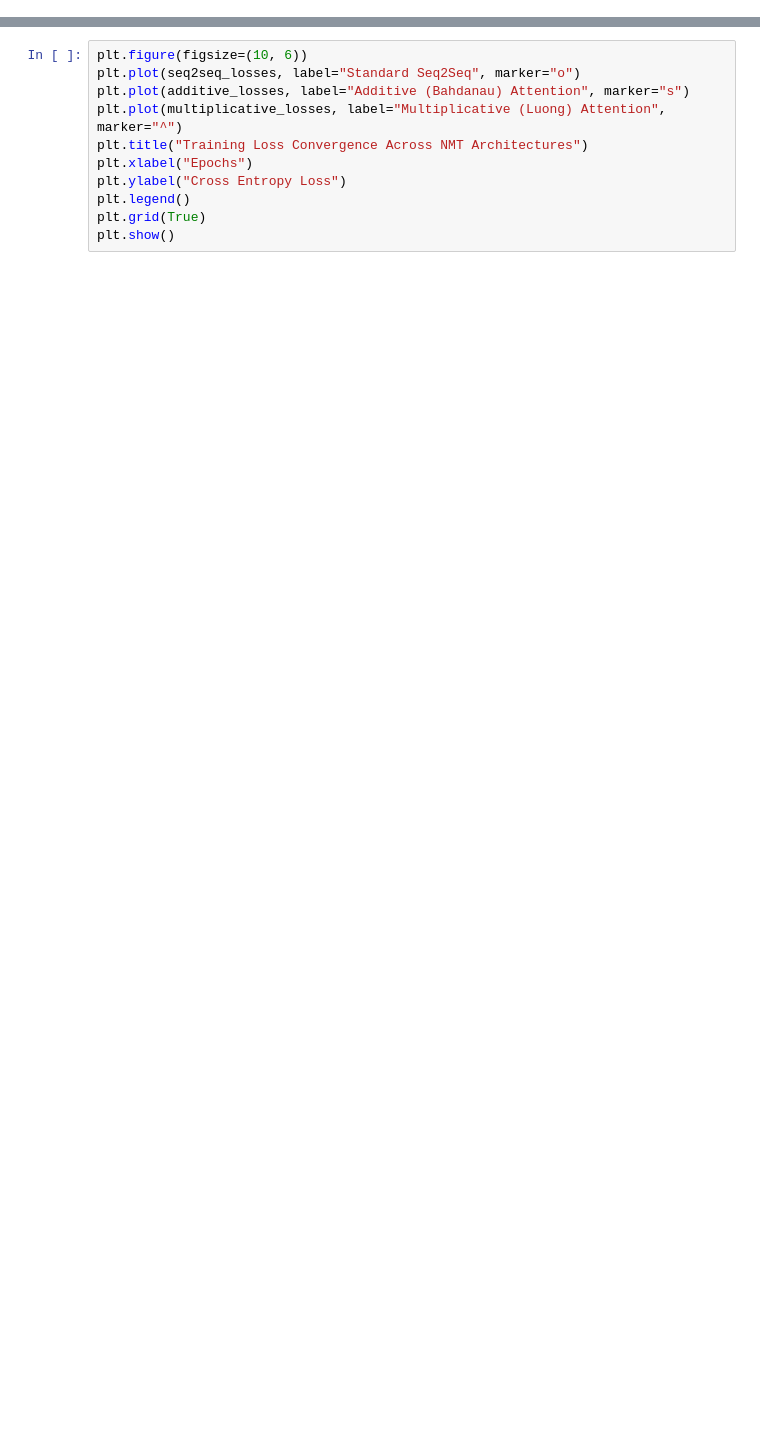
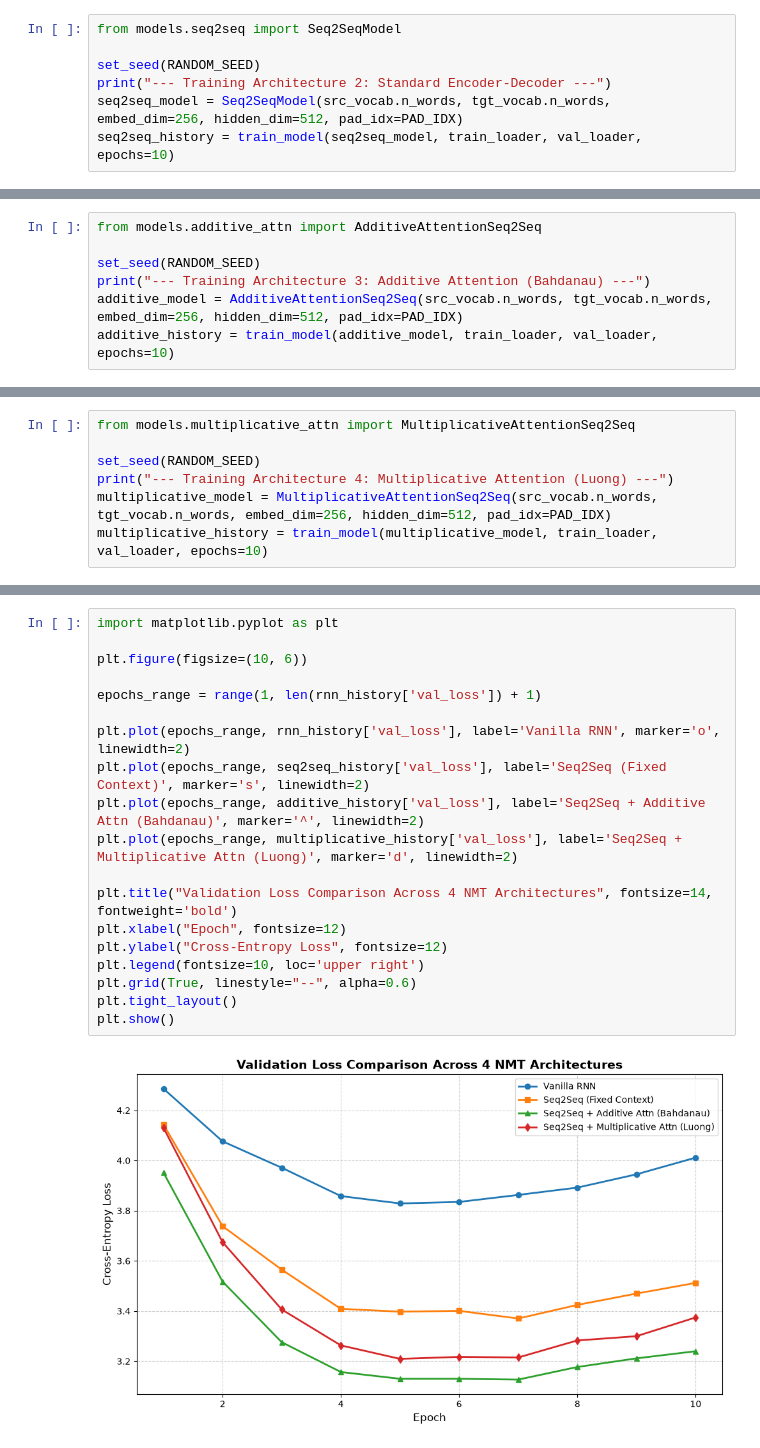
Before and after one commit to Avhijan/Comparing_NMT_Architectures, a Jupyter notebook: NMT_Comparative_Analysis.ipynb, the cells around one changed output, grey strips where cells are left out. Cells and saved outputs as stored; diff of their text form; blank space fills up the shorter version.

Commit message:
docs: add comparision analysis of the four models

```diff
--- a/NMT_Comparative_Analysis.ipynb
+++ b/NMT_Comparative_Analysis.ipynb
@@ -280,0 +259,7 @@ multiplicative_losses = train_model("Multiplicative_Attention")
+# %%
+from models.seq2seq import Seq2SeqModel
+
+set_seed(RANDOM_SEED)
+print("--- Training Architecture 2: Standard Encoder-Decoder ---")
+seq2seq_model = Seq2SeqModel(src_vocab.n_words, tgt_vocab.n_words, embed_dim=256, hidden_dim=512, pad_idx=PAD_IDX)
+seq2seq_history = train_model(seq2seq_model, train_loader, val_loader, epochs=10)
@@ -280,0 +281,7 @@ multiplicative_losses = train_model("Multiplicative_Attention")
+# %%
+from models.additive_attn import AdditiveAttentionSeq2Seq
+
+set_seed(RANDOM_SEED)
+print("--- Training Architecture 3: Additive Attention (Bahdanau) ---")
+additive_model = AdditiveAttentionSeq2Seq(src_vocab.n_words, tgt_vocab.n_words, embed_dim=256, hidden_dim=512, pad_idx=PAD_IDX)
+additive_history = train_model(additive_model, train_loader, val_loader, epochs=10)
@@ -280,0 +303,7 @@ multiplicative_losses = train_model("Multiplicative_Attention")
+# %%
+from models.multiplicative_attn import MultiplicativeAttentionSeq2Seq
+
+set_seed(RANDOM_SEED)
+print("--- Training Architecture 4: Multiplicative Attention (Luong) ---")
+multiplicative_model = MultiplicativeAttentionSeq2Seq(src_vocab.n_words, tgt_vocab.n_words, embed_dim=256, hidden_dim=512, pad_idx=PAD_IDX)
+multiplicative_history = train_model(multiplicative_model, train_loader, val_loader, epochs=10)
@@ -281,11 +325,21 @@ multiplicative_losses = train_model("Multiplicative_Attention")
 # %%
+import matplotlib.pyplot as plt
+
 plt.figure(figsize=(10, 6))
-plt.plot(seq2seq_losses, label="Standard Seq2Seq", marker="o")
-plt.plot(additive_losses, label="Additive (Bahdanau) Attention", marker="s")
-plt.plot(multiplicative_losses, label="Multiplicative (Luong) Attention", marker="^")
-plt.title("Training Loss Convergence Across NMT Architectures")
-plt.xlabel("Epochs")
-plt.ylabel("Cross Entropy Loss")
-plt.legend()
-plt.grid(True)
+
+epochs_range = range(1, len(rnn_history['val_loss']) + 1)
+
+plt.plot(epochs_range, rnn_history['val_loss'], label='Vanilla RNN', marker='o', linewidth=2)
+plt.plot(epochs_range, seq2seq_history['val_loss'], label='Seq2Seq (Fixed Context)', marker='s', linewidth=2)
+plt.plot(epochs_range, additive_history['val_loss'], label='Seq2Seq + Additive Attn (Bahdanau)', marker='^', linewidth=2)
+plt.plot(epochs_range, multiplicative_history['val_loss'], label='Seq2Seq + Multiplicative Attn (Luong)', marker='d', linewidth=2)
+
+plt.title("Validation Loss Comparison Across 4 NMT Architectures", fontsize=14, fontweight='bold')
+plt.xlabel("Epoch", fontsize=12)
+plt.ylabel("Cross-Entropy Loss", fontsize=12)
+plt.legend(fontsize=10, loc='upper right')
+plt.grid(True, linestyle="--", alpha=0.6)
+plt.tight_layout()
 plt.show()
+# %% [output]
+[figure, added]
```
Also changed, not shown: parts of 29 cells of this notebook.
